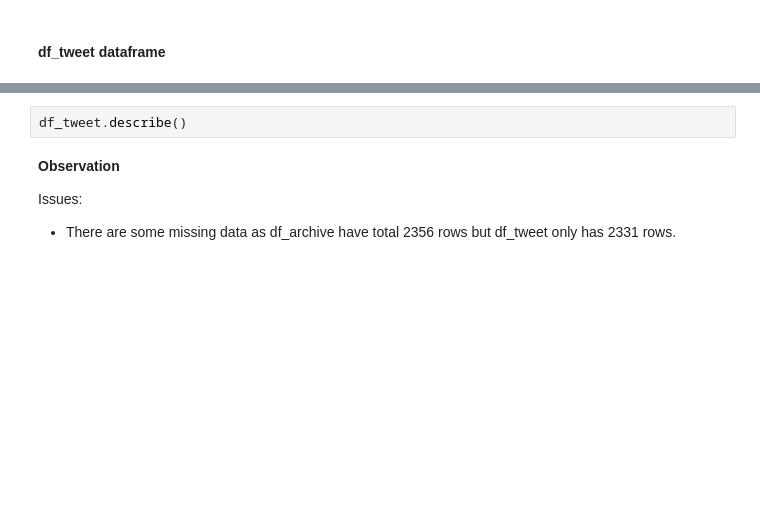
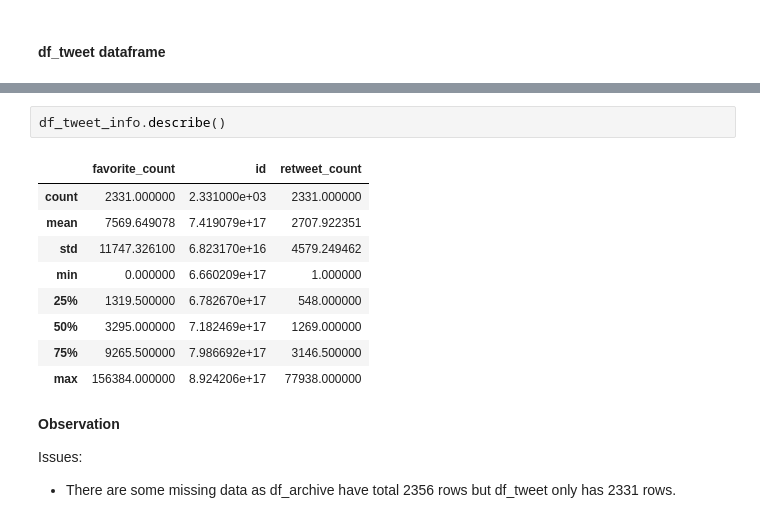
Before and after one commit to RashikaKarki/Twitter-Data-Visualization, a Jupyter notebook: wrangle_act.ipynb, the cells around one changed output, grey strips where cells are left out. Cells and saved outputs as stored; diff of their text form; blank space fills up the shorter version.

```diff
--- a/wrangle_act.ipynb
+++ b/wrangle_act.ipynb
@@ -112,5 +264,15 @@ df_tweet.info()
 # %%
-df_tweet.describe()
+df_tweet_info.describe()
+# %% [output]
+|  | favorite_count | id | retweet_count |
+| count | 2331.000000 | 2.331000e+03 | 2331.000000 |
+| mean | 7569.649078 | 7.419079e+17 | 2707.922351 |
+| std | 11747.326100 | 6.823170e+16 | 4579.249462 |
+| min | 0.000000 | 6.660209e+17 | 1.000000 |
+| 25% | 1319.500000 | 6.782670e+17 | 548.000000 |
+| 50% | 3295.000000 | 7.182469e+17 | 1269.000000 |
+| 75% | 9265.500000 | 7.986692e+17 | 3146.500000 |
+| max | 156384.000000 | 8.924206e+17 | 77938.000000 |
 # %% [markdown]
 **Observation**
 
```
Also changed, not shown: parts of 33 cells of this notebook, 2 other files.
